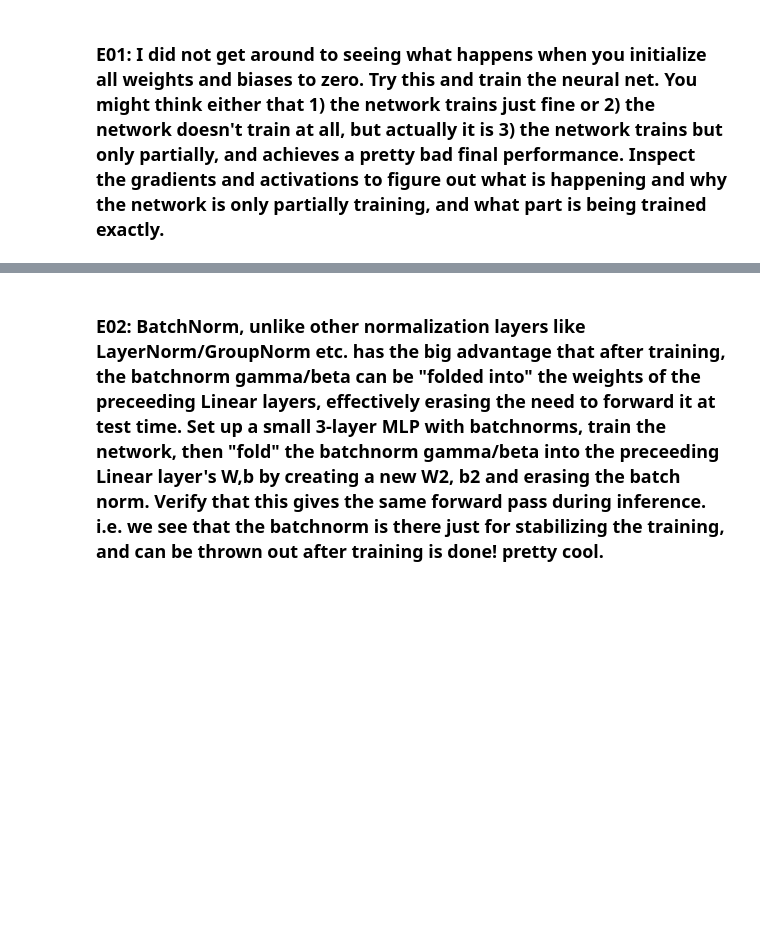
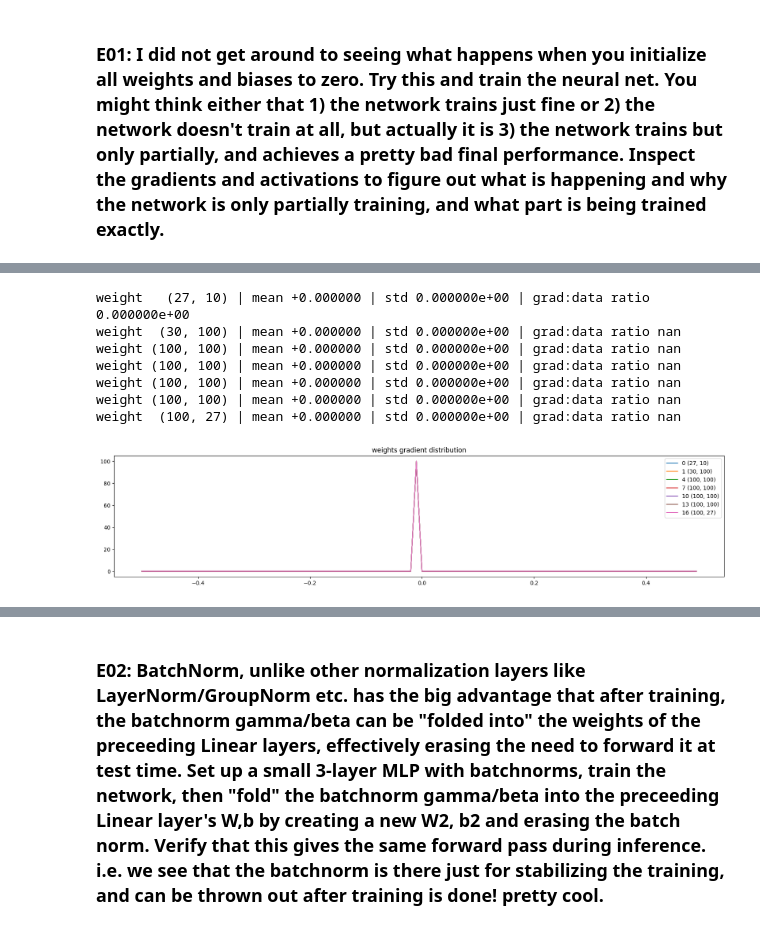
Before and after one commit to Seohyeong/NNZero2Hero, a Jupyter notebook: makemore/part3_act_grad_bn.ipynb, the cells around one changed output, grey strips where cells are left out. Cells and saved outputs as stored; diff of their text form; code cells hidden in the pictures; blank space fills up the shorter version.

```diff
--- a/makemore/part3_act_grad_bn.ipynb
+++ b/makemore/part3_act_grad_bn.ipynb
@@ -383,0 +552,22 @@ plt.legend(legends);
+# %%
+# visualize histograms
+plt.figure(figsize=(20, 4)) # width and height of the plot
+legends = []
+for i,p in enumerate(parameters):
+  t = p.grad
+  if p.ndim == 2:
+    print('weight %10s | mean %+f | std %e | grad:data ratio %e' % (tuple(p.shape), t.mean(), t.std(), t.std() / p.std()))
+    hy, hx = torch.histogram(t, density=True)
+    plt.plot(hx[:-1].detach(), hy.detach())
+    legends.append(f'{i} {tuple(p.shape)}')
+plt.legend(legends)
+plt.title('weights gradient distribution');
+# %% [output]
+weight   (27, 10) | mean +0.000000 | std 0.000000e+00 | grad:data ratio 0.000000e+00
+weight  (30, 100) | mean +0.000000 | std 0.000000e+00 | grad:data ratio nan
+weight (100, 100) | mean +0.000000 | std 0.000000e+00 | grad:data ratio nan
+weight (100, 100) | mean +0.000000 | std 0.000000e+00 | grad:data ratio nan
+weight (100, 100) | mean +0.000000 | std 0.000000e+00 | grad:data ratio nan
+weight (100, 100) | mean +0.000000 | std 0.000000e+00 | grad:data ratio nan
+weight  (100, 27) | mean +0.000000 | std 0.000000e+00 | grad:data ratio nan
+[figure, added]
```
Also changed, not shown: parts of 16 cells of this notebook.
